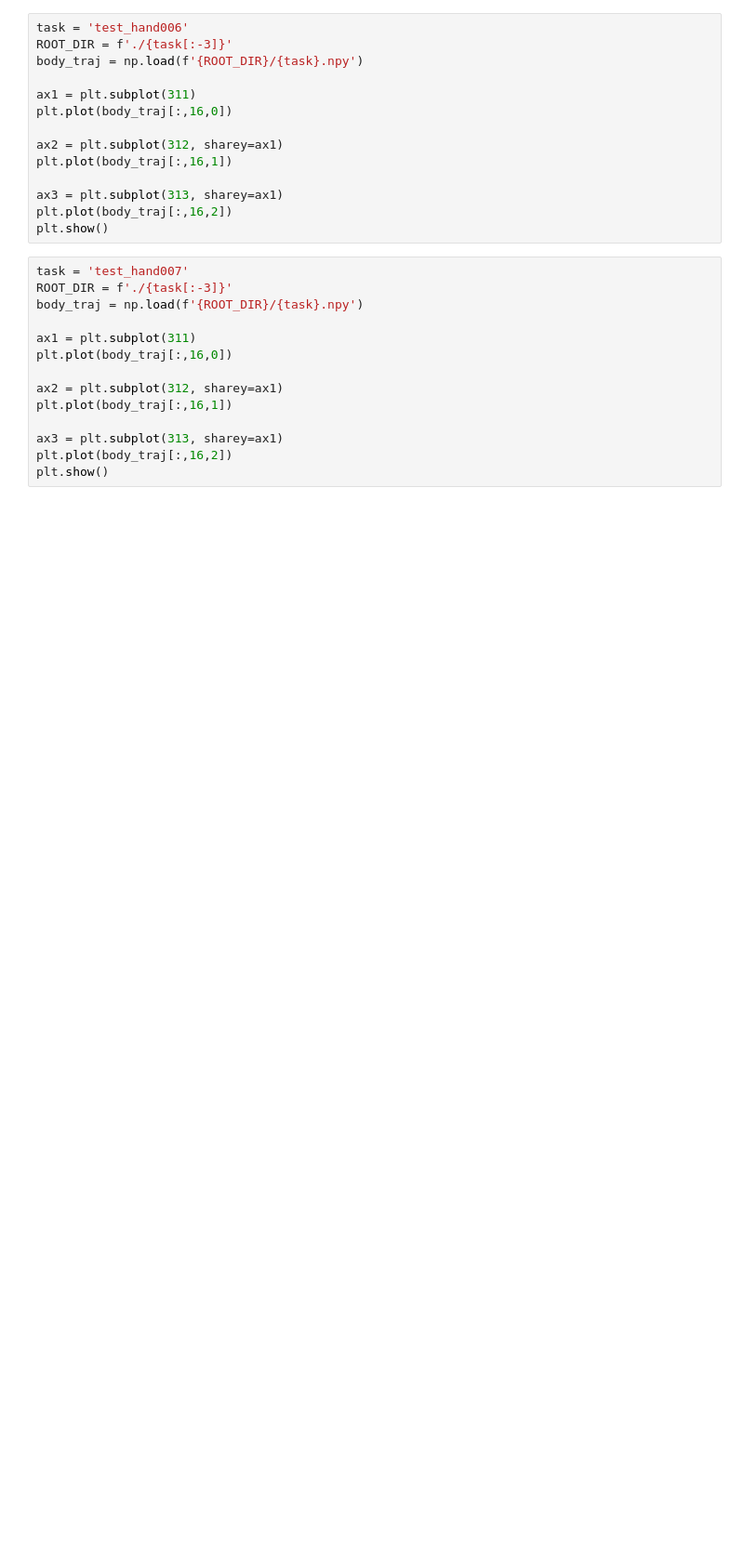
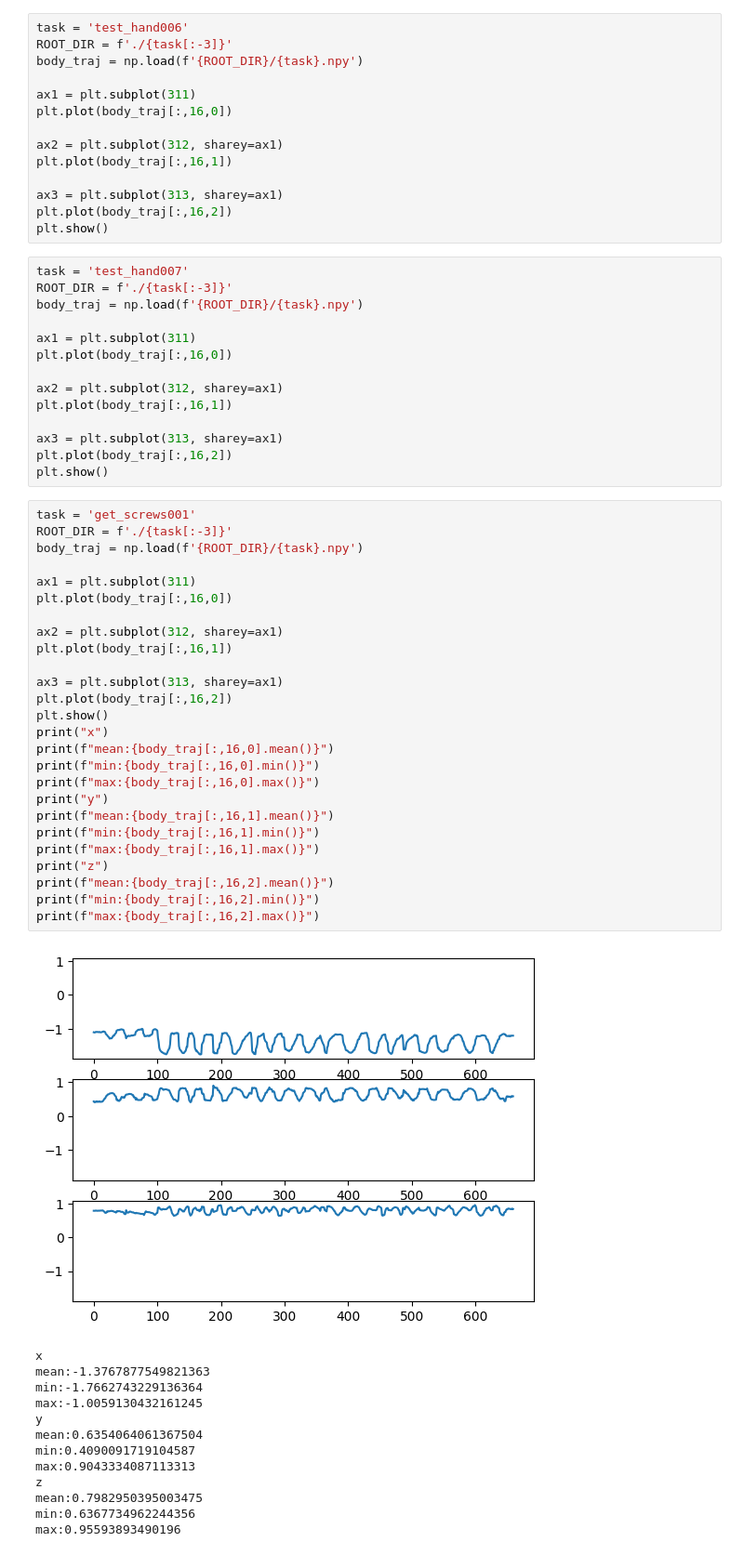
Before and after one commit to Patricia1019/hirarchical-intention-based-human-robot-interaction, a Jupyter notebook: human_traj/analyze_traj.ipynb, the cells around one changed output. Shown: that part at 93% size. Saved outputs shown, nothing was run; the diff lists cells and outputs as text; blank space fills up the shorter version.

```diff
--- a/human_traj/analyze_traj.ipynb
+++ b/human_traj/analyze_traj.ipynb
@@ -104,3 +104,43 @@ plt.plot(body_traj[:,16,1])
 ax3 = plt.subplot(313, sharey=ax1)
 plt.plot(body_traj[:,16,2])
 plt.show()
+# %%
+task = 'get_screws001'
+ROOT_DIR = f'./{task[:-3]}'
+body_traj = np.load(f'{ROOT_DIR}/{task}.npy')
+
+ax1 = plt.subplot(311)
+plt.plot(body_traj[:,16,0])
+
+ax2 = plt.subplot(312, sharey=ax1)
+plt.plot(body_traj[:,16,1])
+
+ax3 = plt.subplot(313, sharey=ax1)
+plt.plot(body_traj[:,16,2])
+plt.show()
+print("x")
+print(f"mean:{body_traj[:,16,0].mean()}")
+print(f"min:{body_traj[:,16,0].min()}")
+print(f"max:{body_traj[:,16,0].max()}")
+print("y")
+print(f"mean:{body_traj[:,16,1].mean()}")
+print(f"min:{body_traj[:,16,1].min()}")
+print(f"max:{body_traj[:,16,1].max()}")
+print("z")
+print(f"mean:{body_traj[:,16,2].mean()}")
+print(f"min:{body_traj[:,16,2].min()}")
+print(f"max:{body_traj[:,16,2].max()}")
+# %% [output]
+[figure, added]
+x
+mean:-1.3767877549821363
+min:-1.7662743229136364
+max:-1.0059130432161245
+y
+mean:0.6354064061367504
+min:0.4090091719104587
+max:0.9043334087113313
+z
+mean:0.7982950395003475
+min:0.6367734962244356
+max:0.95593893490196
```
Also changed, not shown: parts of 2 cells of this notebook, 10 other files.
